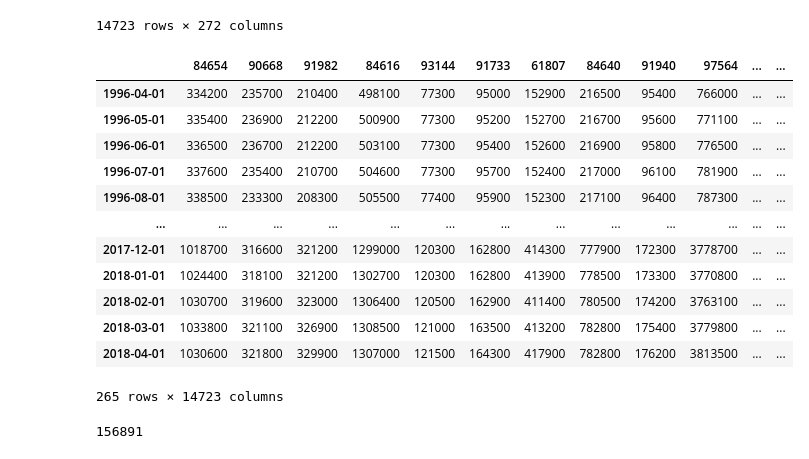
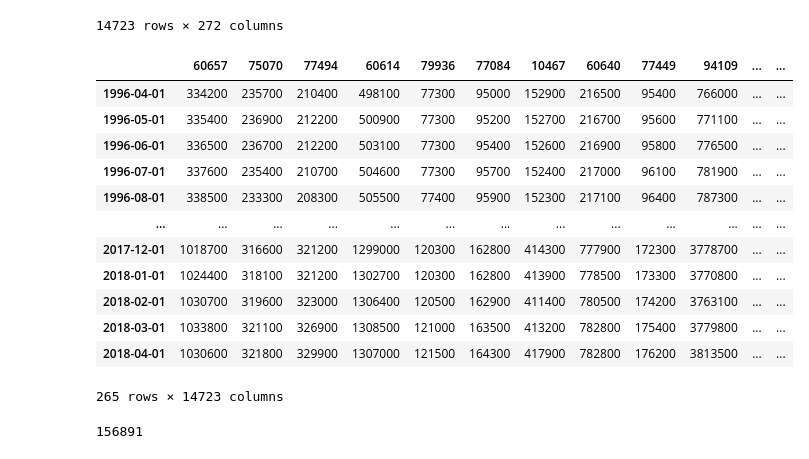
Before and after one commit to FeritYikar/phase4, a Jupyter notebook: main.ipynb, the cells around one changed output. Cells and saved outputs as stored; diff of their text form; code cells hidden in the pictures.

```diff
--- a/main.ipynb
+++ b/main.ipynb
@@ -33,11 +37,11 @@ zipcode_converter = dict(zip(list(df[df['State']=='NV']['RegionID']),list(df[df[
 # %%
 df_time_series = pd.DataFrame(index=pd.to_datetime(df.columns[7:]), data=np.ones(len(df.columns)-7))
 for i in range(df.shape[0]):
-    df_time_series[df['RegionID'][i]] = df.iloc[i,7:]
+    df_time_series[df['RegionName'][i]] = df.iloc[i,7:]
 df_time_series.drop(df_time_series.columns[0],axis=1, inplace=True)
 df_time_series
 # %% [output]
-|  | 84654 | 90668 | 91982 | 84616 | 93144 | 91733 | 61807 | 84640 | 91940 | 97564 | ... | ... |
+|  | 60657 | 75070 | 77494 | 60614 | 79936 | 77084 | 10467 | 60640 | 77449 | 94109 | ... | ... |
 | 1996-04-01 | 334200 | 235700 | 210400 | 498100 | 77300 | 95000 | 152900 | 216500 | 95400 | 766000 | ... | ... |
 | 1996-05-01 | 335400 | 236900 | 212200 | 500900 | 77300 | 95200 | 152700 | 216700 | 95600 | 771100 | ... | ... |
 | 1996-06-01 | 336500 | 236700 | 212200 | 503100 | 77300 | 95400 | 152600 | 216900 | 95800 | 776500 | ... | ... |
```
Also changed, not shown: parts of 43 cells of this notebook, 2 other files.
